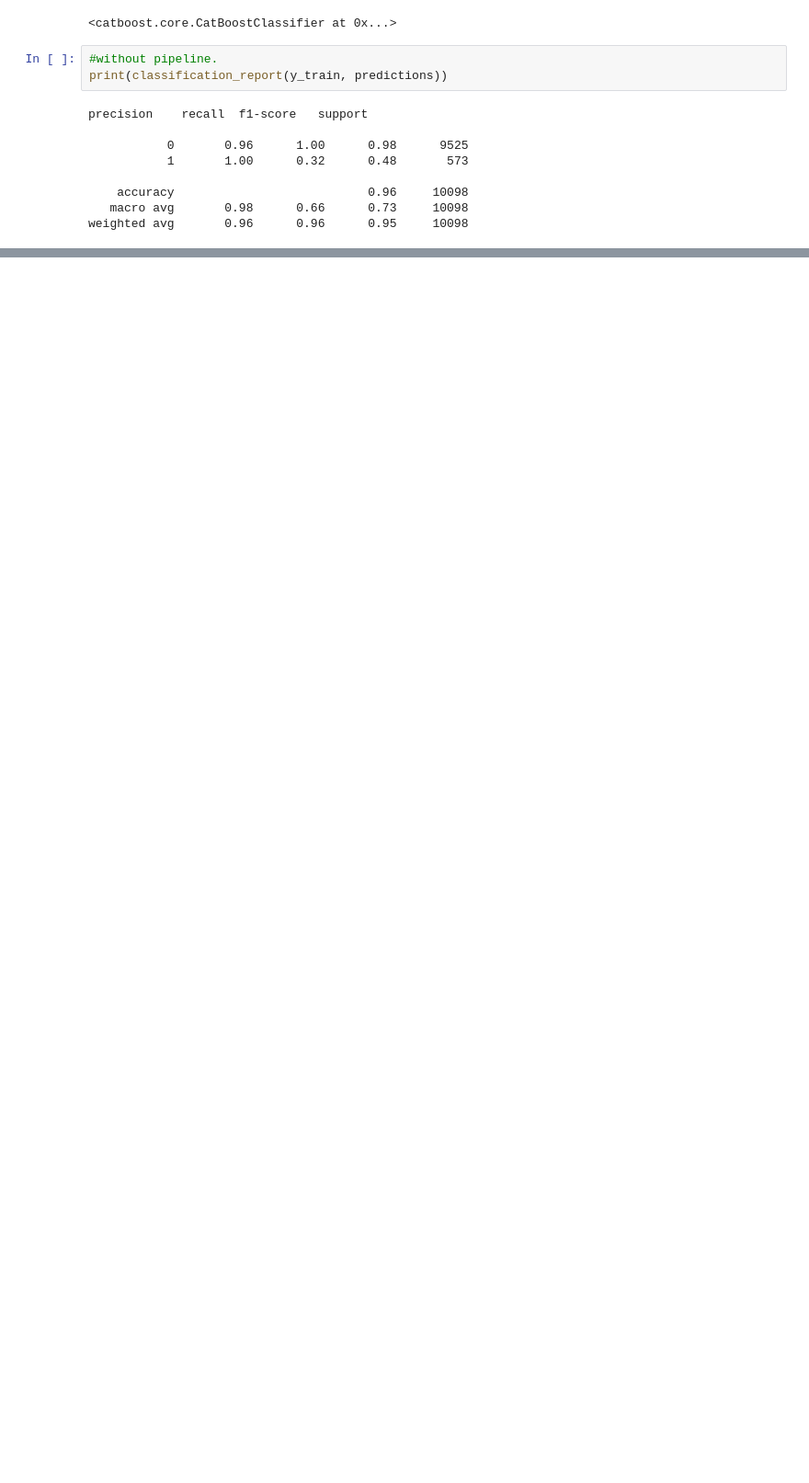
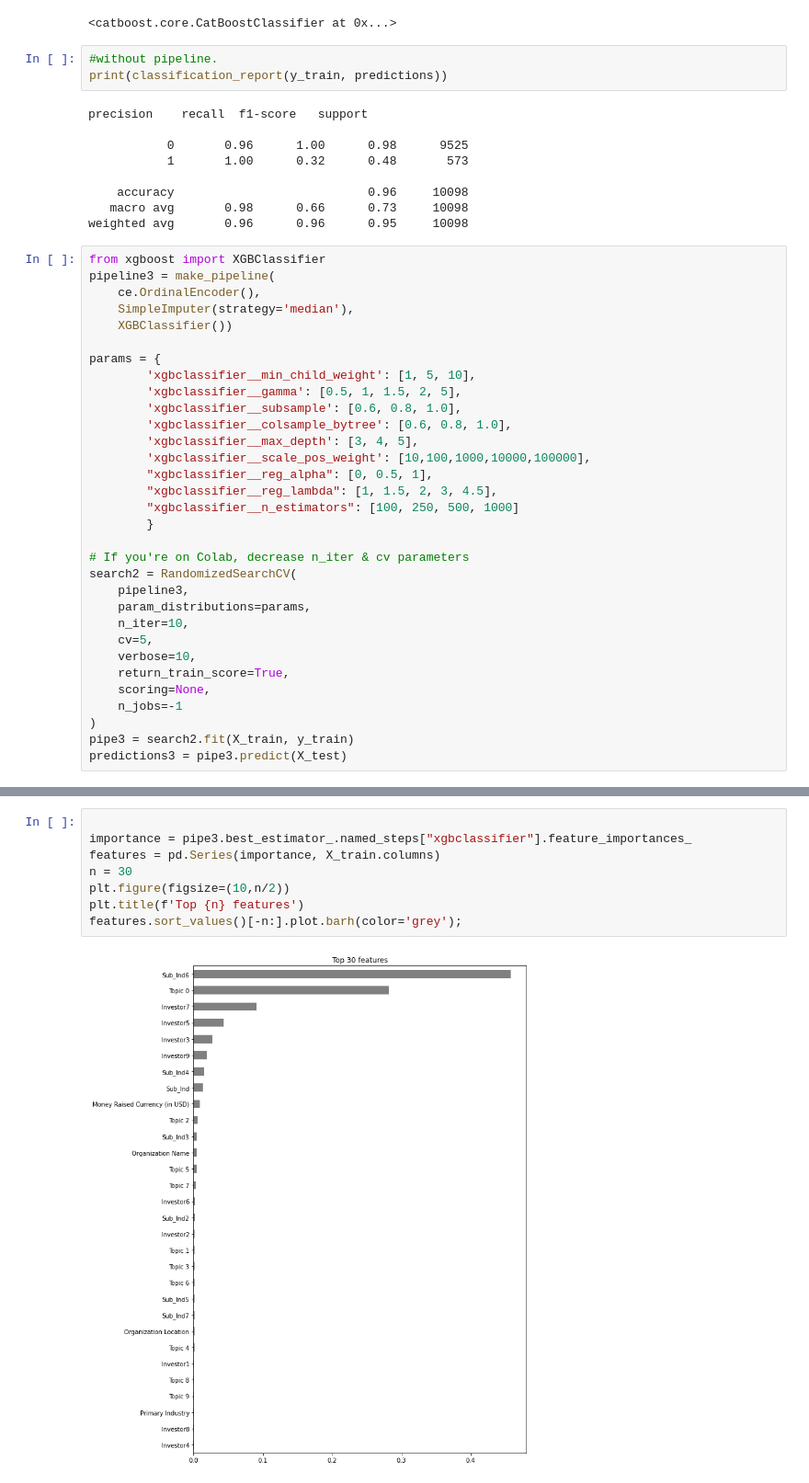
Before and after one commit to agpark1/VC-Sourcing-Model-Unit2-Build, a Jupyter notebook: reworked final.ipynb, the cells around one changed output, grey strips where cells are left out. Shown at 92% size. Cells and saved outputs as stored; diff of their text form; blank space fills up the shorter version.

```diff
--- a/reworked final.ipynb
+++ b/reworked final.ipynb
@@ -451,3 +468,35 @@ precision    recall  f1-score   support
     accuracy                           0.96     10098
    macro avg       0.98      0.66      0.73     10098
 weighted avg       0.96      0.96      0.95     10098
+# %%
+from xgboost import XGBClassifier
+pipeline3 = make_pipeline(
+    ce.OrdinalEncoder(),
+    SimpleImputer(strategy='median'),
+    XGBClassifier())
+
+params = {
+        'xgbclassifier__min_child_weight': [1, 5, 10],
+        'xgbclassifier__gamma': [0.5, 1, 1.5, 2, 5],
+        'xgbclassifier__subsample': [0.6, 0.8, 1.0],
+        'xgbclassifier__colsample_bytree': [0.6, 0.8, 1.0],
+        'xgbclassifier__max_depth': [3, 4, 5],
+        'xgbclassifier__scale_pos_weight': [10,100,1000,10000,100000],
+        "xgbclassifier__reg_alpha": [0, 0.5, 1],
+        "xgbclassifier__reg_lambda": [1, 1.5, 2, 3, 4.5],
+        "xgbclassifier__n_estimators": [100, 250, 500, 1000]
+        }
+
+# If you're on Colab, decrease n_iter & cv parameters
+search2 = RandomizedSearchCV(
+    pipeline3,
+    param_distributions=params,
+    n_iter=10,
+    cv=5,
+    verbose=10,
+    return_train_score=True,
+    scoring=None,
+    n_jobs=-1
+)
+pipe3 = search2.fit(X_train, y_train)
+predictions3 = pipe3.predict(X_test)
@@ -453,0 +532,10 @@ weighted avg       0.96      0.96      0.95     10098
+# %%
+
+importance = pipe3.best_estimator_.named_steps["xgbclassifier"].feature_importances_
+features = pd.Series(importance, X_train.columns)
+n = 30
+plt.figure(figsize=(10,n/2))
+plt.title(f'Top {n} features')
+features.sort_values()[-n:].plot.barh(color='grey');
+# %% [output]
+[figure, added]
```
Also changed, not shown: parts of 12 cells of this notebook.
